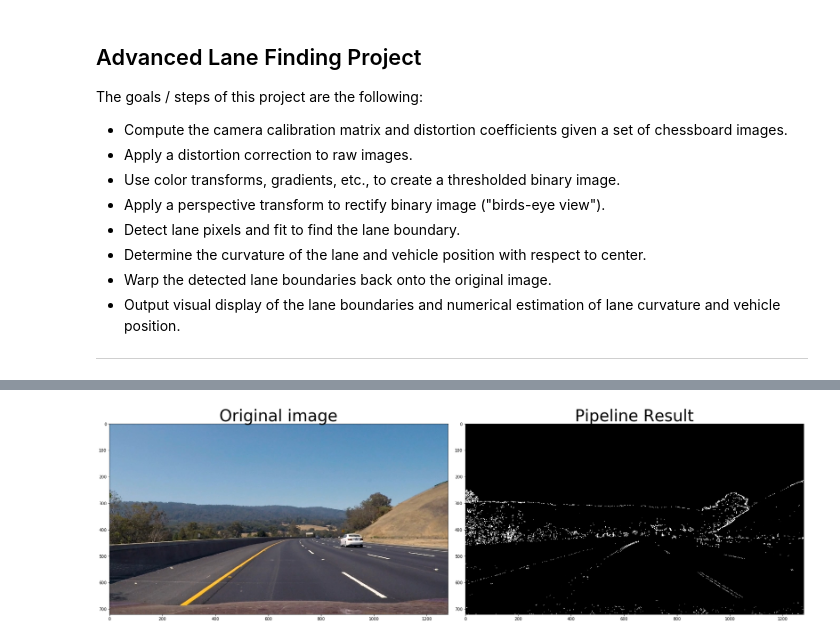
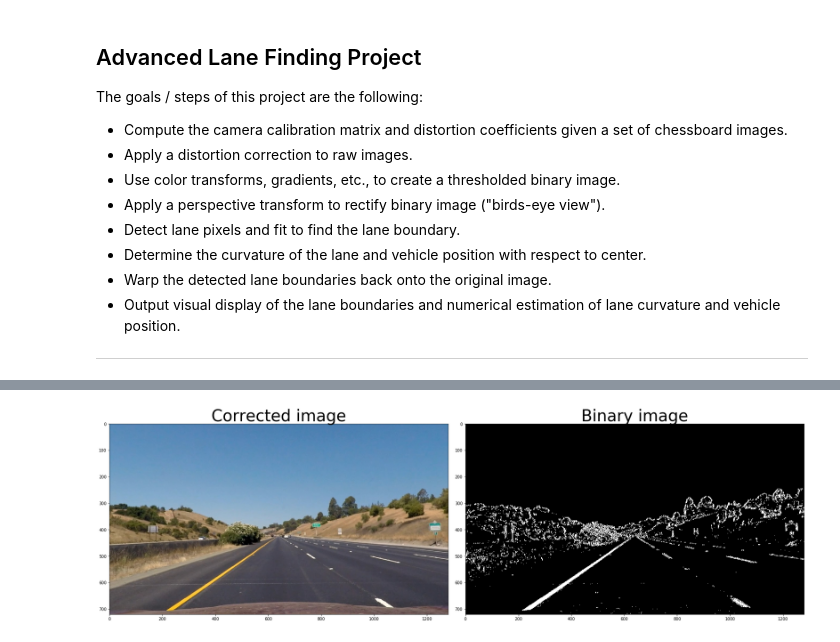
Before and after one commit to rbiegacz/Udacity-CarND, a Jupyter notebook: CarND-Advanced-Lane-Lines-master/adv_lane_lines.ipynb, the cells around one changed output, grey strips where cells are left out. Drawn from its saved outputs; the diff is of its cells as text; code cells hidden in the pictures.

```diff
--- a/CarND-Advanced-Lane-Lines-master/adv_lane_lines.ipynb
+++ b/CarND-Advanced-Lane-Lines-master/adv_lane_lines.ipynb
@@ -39,20 +41,8 @@ adv_lane_lines.distortion_correction(calibration, "camera_cal", "output_images")
 # %%
 # discovering lines
 # applying Sobel gradient and using HLS color transformation
 # stacking two methods over each other
-adv_lane_lines.thresholds_pipeline("test_images", "output_images", s_thresh=(20, 100), sx_thresh=(20, 255))
+importlib.reload(searchlines)
+searchlines.main()
+# %% [output]
+[figure, added]
-# %%
-img = cv2.imread("test_images\\test3.jpg")
-result = cv2.imread("output_images\\lines_test3.jpg")
-img = cv2.cvtColor(img, cv2.COLOR_BGR2RGB)
-result = cv2.cvtColor(result, cv2.COLOR_BGR2RGB)
-figure, (ax1, ax2) = plt.subplots(1, 2, figsize=(24, 9))
-figure.tight_layout()
-ax1.imshow(img)
-ax1.set_title('Original image', fontsize=40)
-ax2.imshow(result, cmap='gray')
-ax2.set_title('Pipeline Result', fontsize=40)
-plt.subplots_adjust(left=0., right=1, top=0.9, bottom=0.)
-plt.show()
-# %% [output]
-[figure, removed]
```
Also changed, not shown: parts of 13 cells of this notebook.
